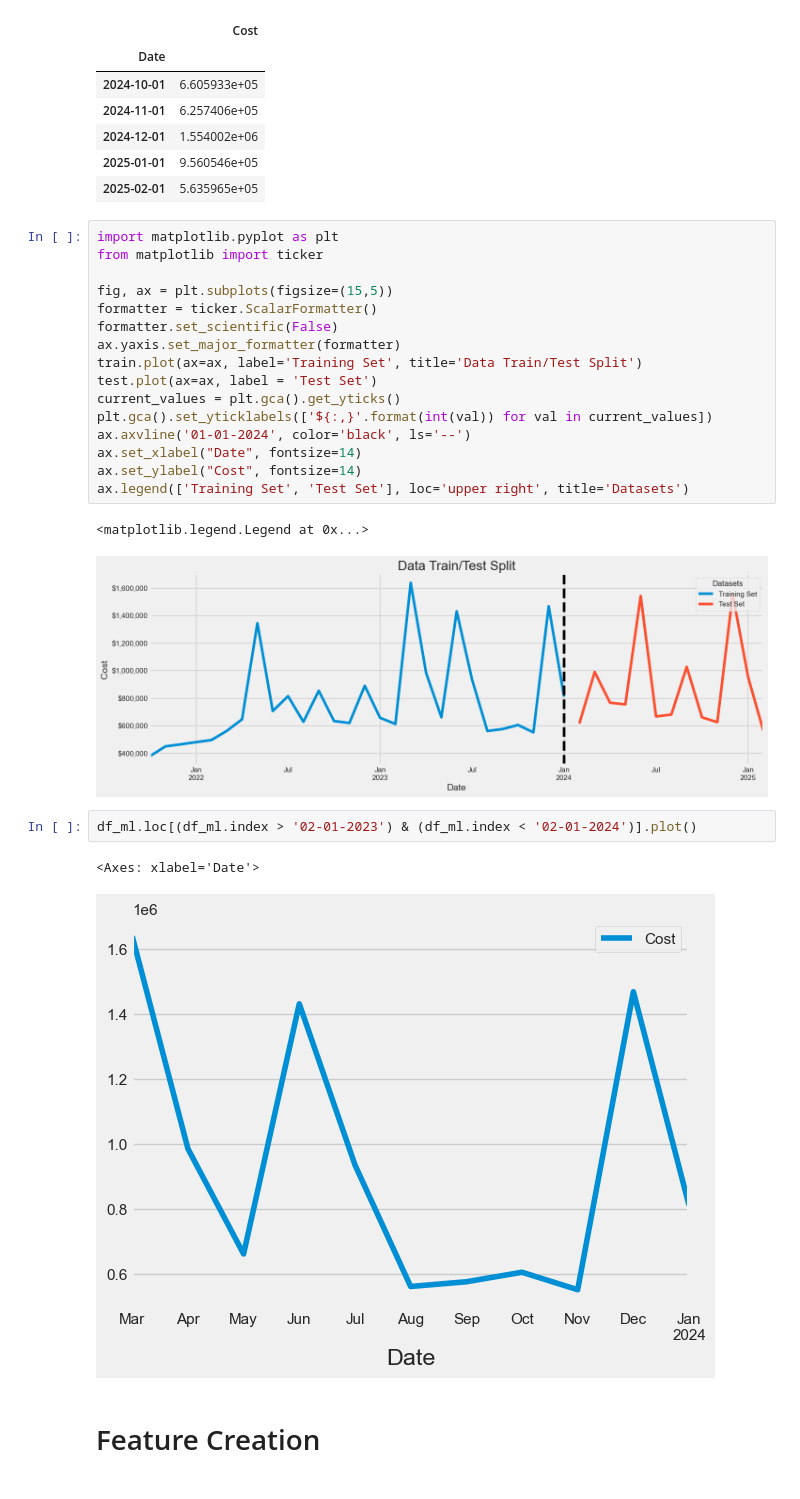
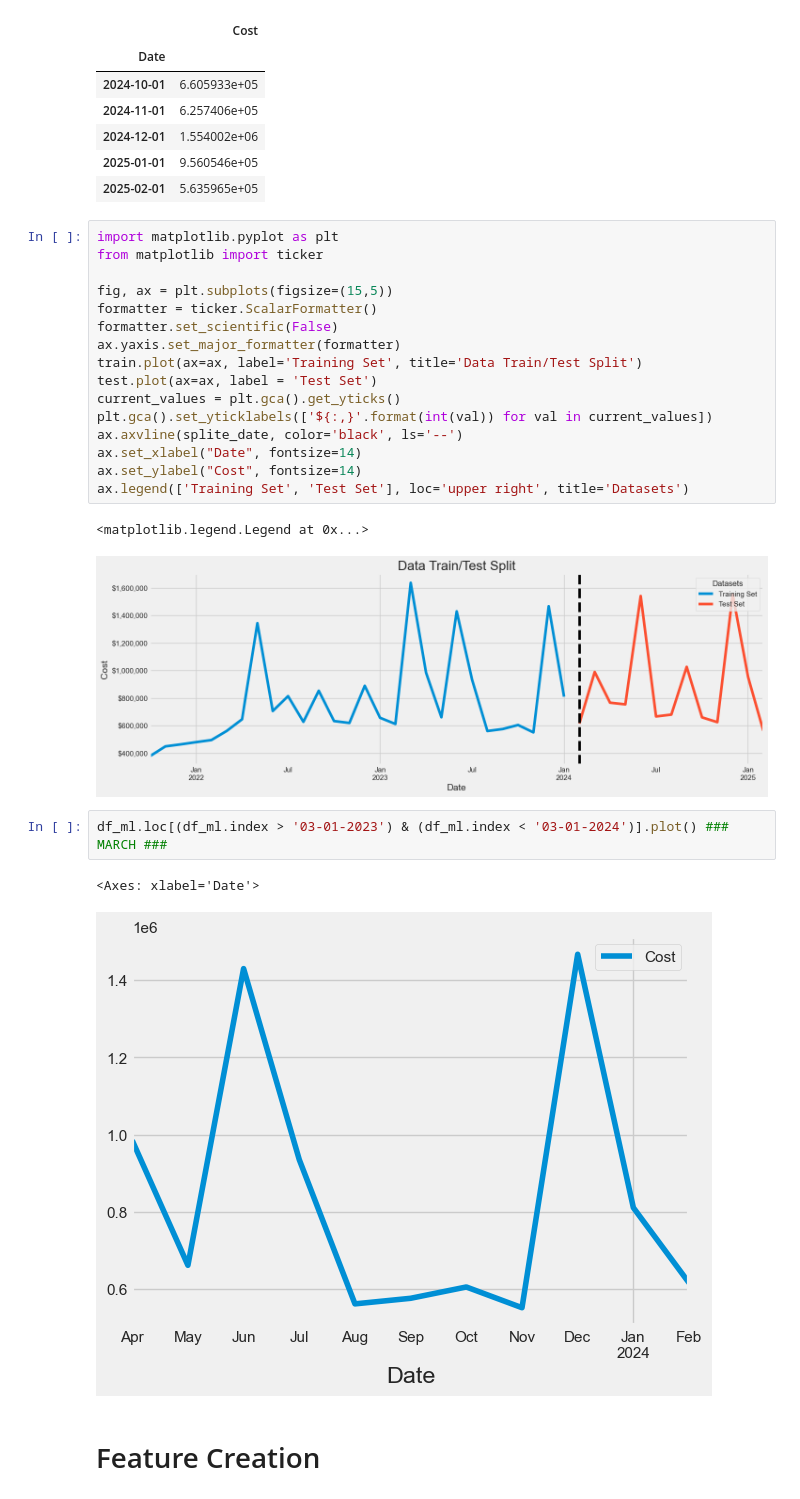
Before and after one commit to jorgeerodriguez/FinOps_AWS, a Jupyter notebook: FinOps.ipynb, the cells around one changed output. Cells and saved outputs as stored; diff of their text form.

Commit message:
Fixing Graphs and adding new Forcast Juniper Book Alone

```diff
--- a/FinOps.ipynb
+++ b/FinOps.ipynb
@@ -1422,18 +1423,18 @@ train.plot(ax=ax, label='Training Set', title='Data Train/Test Split')
 test.plot(ax=ax, label = 'Test Set')
 current_values = plt.gca().get_yticks()
 plt.gca().set_yticklabels(['${:,}'.format(int(val)) for val in current_values])
-ax.axvline('01-01-2024', color='black', ls='--')
+ax.axvline(splite_date, color='black', ls='--')
 ax.set_xlabel("Date", fontsize=14)
 ax.set_ylabel("Cost", fontsize=14)
 ax.legend(['Training Set', 'Test Set'], loc='upper right', title='Datasets')
 # %% [output]
 <matplotlib.legend.Legend at 0x...>
-[figure, old version]
+[figure, new version]
 # %%
-df_ml.loc[(df_ml.index > '02-01-2023') & (df_ml.index < '02-01-2024')].plot()
+df_ml.loc[(df_ml.index > '03-01-2023') & (df_ml.index < '03-01-2024')].plot() ### MARCH ###
 # %% [output]
 <Axes: xlabel='Date'>
-[figure, old version]
+[figure, new version]
 # %% [markdown]
 # Feature Creation
 # %%
```
Also changed, not shown: parts of 52 cells of this notebook, 3 other files.
